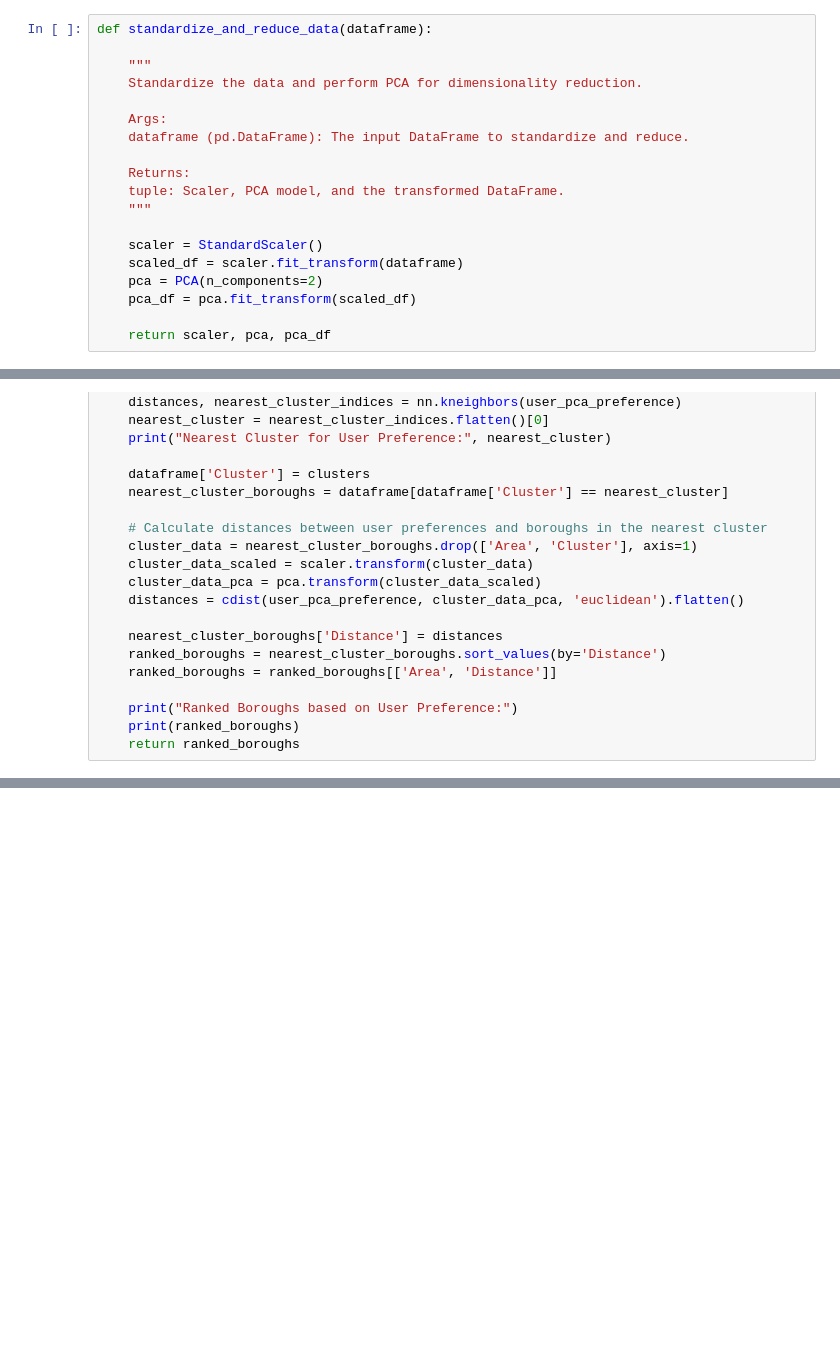
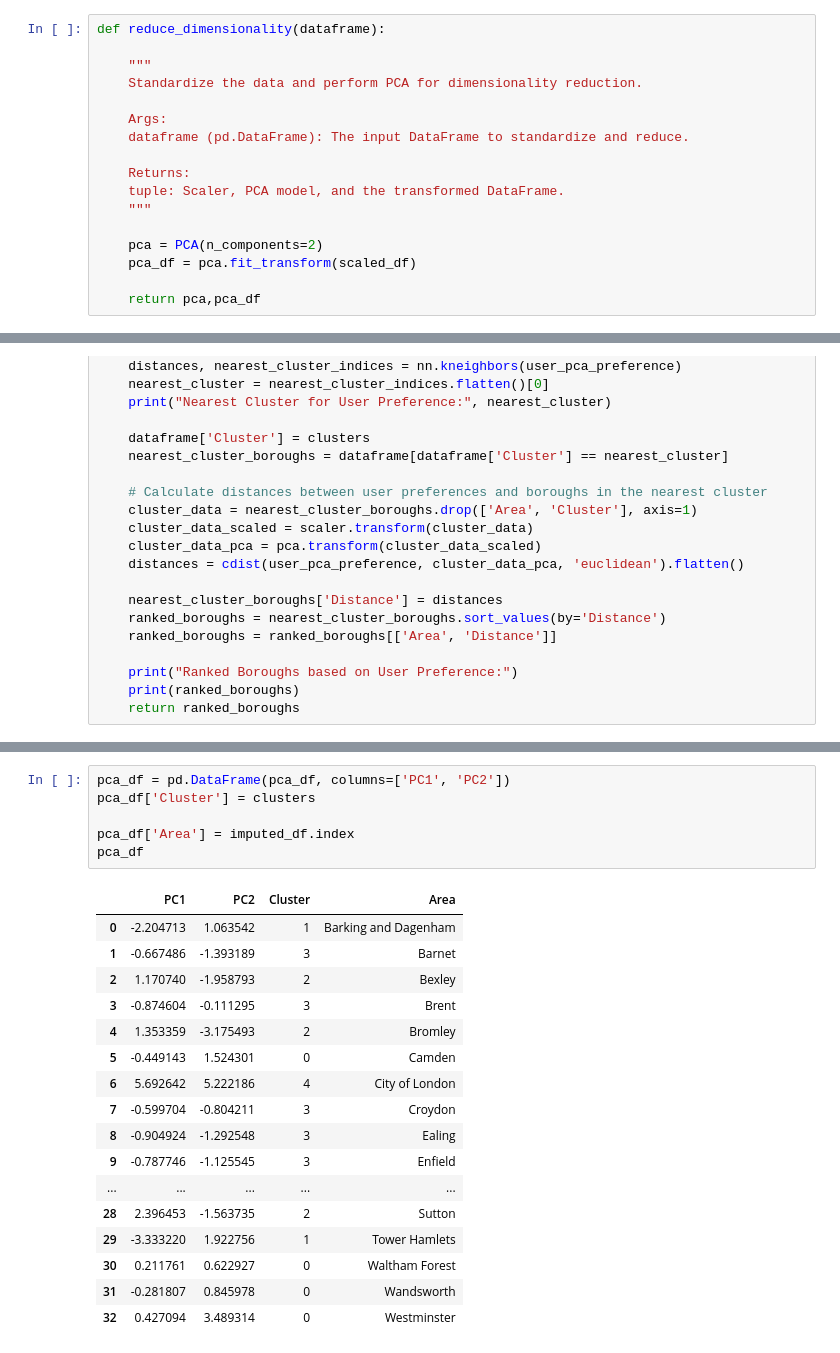
Before and after one commit to JReal10/London-Area-Recommender-System, a Jupyter notebook: area_recommender.ipynb, the cells around one changed output, grey strips where cells are left out. Cells and saved outputs as stored; diff of their text form; blank space fills up the shorter version.

```diff
--- a/area_recommender.ipynb
+++ b/area_recommender.ipynb
@@ -108,7 +129,7 @@ def visualize_data(dataframe):
 
     plt.show()
 # %%
-def standardize_and_reduce_data(dataframe):
+def reduce_dimensionality(dataframe):
 
     """
     Standardize the data and perform PCA for dimensionality reduction.
@@ -120,10 +141,8 @@ def standardize_and_reduce_data(dataframe):
     tuple: Scaler, PCA model, and the transformed DataFrame.
     """
 
-    scaler = StandardScaler()
-    scaled_df = scaler.fit_transform(dataframe)
     pca = PCA(n_components=2)
     pca_df = pca.fit_transform(scaled_df)
 
-    return scaler, pca, pca_df
+    return pca,pca_df
 # %%
@@ -197 +231,25 @@ c:\Users\Jamie\OneDrive\Documents\Area_Recommender\London-Area-Recommender-Syste
+# %%
+pca_df = pd.DataFrame(pca_df, columns=['PC1', 'PC2'])
+pca_df['Cluster'] = clusters
+
+pca_df['Area'] = imputed_df.index
+pca_df
+# %% [output]
+|  | PC1 | PC2 | Cluster | Area |
+| 0 | -2.204713 | 1.063542 | 1 | Barking and Dagenham |
+| 1 | -0.667486 | -1.393189 | 3 | Barnet |
+| 2 | 1.170740 | -1.958793 | 2 | Bexley |
+| 3 | -0.874604 | -0.111295 | 3 | Brent |
+| 4 | 1.353359 | -3.175493 | 2 | Bromley |
+| 5 | -0.449143 | 1.524301 | 0 | Camden |
+| 6 | 5.692642 | 5.222186 | 4 | City of London |
+| 7 | -0.599704 | -0.804211 | 3 | Croydon |
+| 8 | -0.904924 | -1.292548 | 3 | Ealing |
+| 9 | -0.787746 | -1.125545 | 3 | Enfield |
+| ... | ... | ... | ... | ... |
+| 28 | 2.396453 | -1.563735 | 2 | Sutton |
+| 29 | -3.333220 | 1.922756 | 1 | Tower Hamlets |
+| 30 | 0.211761 | 0.622927 | 0 | Waltham Forest |
+| 31 | -0.281807 | 0.845978 | 0 | Wandsworth |
+| 32 | 0.427094 | 3.489314 | 0 | Westminster |
 # %%
```
Also changed, not shown: parts of 13 cells of this notebook, 2 other files.
